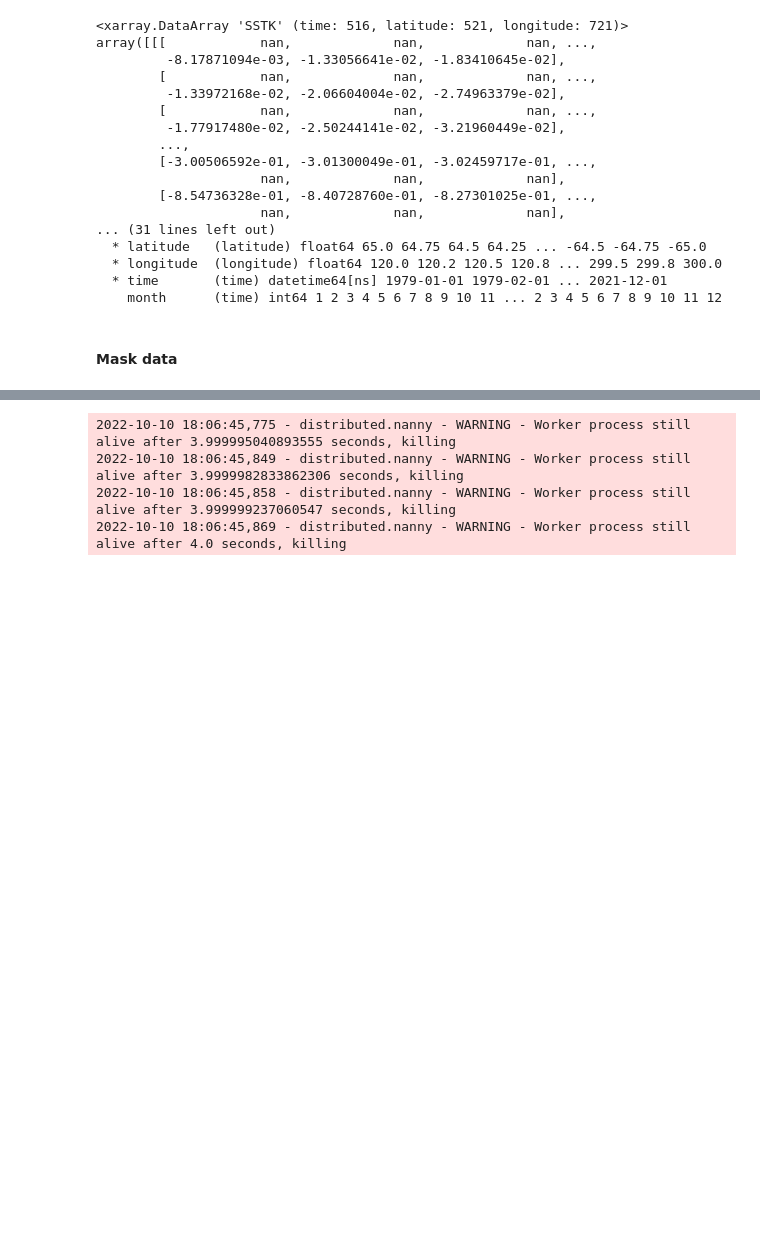
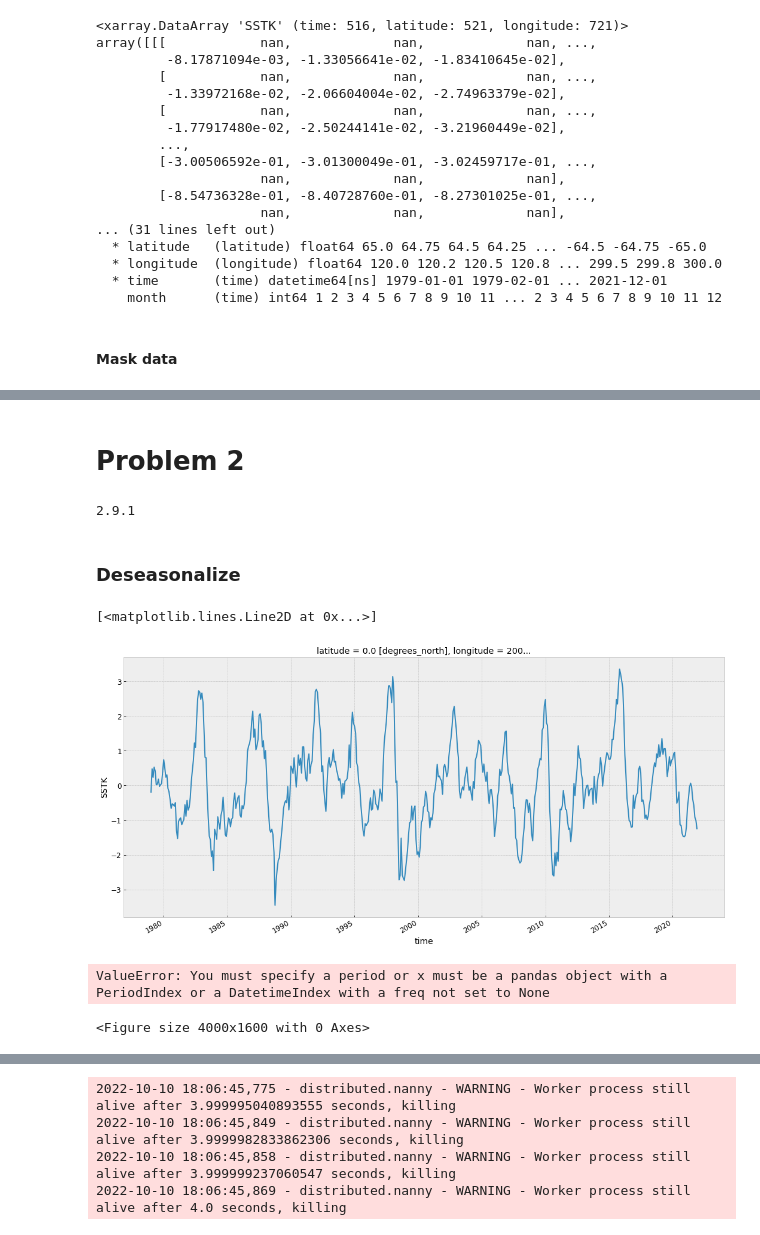
Before and after one commit to atmsillinois/time-series-and-eofs-EWolffWX, a Jupyter notebook: Homework4.ipynb, the cells around one changed output, grey strips where cells are left out. Cells and saved outputs as stored; diff of their text form; code cells hidden in the pictures; blank space fills up the shorter version.

```diff
--- a/Homework4.ipynb
+++ b/Homework4.ipynb
@@ -154,0 +279,51 @@ mask_SST.sel(time='2020-12-01', method='nearest').plot()
+# %% [markdown]
+# Problem 2
+# %%
+import warnings
+
+import matplotlib as mpl
+import numpy as np
+import pandas as pd  # Basic library for all of our dataset operations
+import statsmodels as sm
+import tensorflow as tf
+from matplotlib import pyplot as plt
+from pylab import rcParams
+from sklearn.linear_model import LinearRegression
+from statsmodels.graphics.tsaplots import plot_acf, plot_pacf
+from statsmodels.tsa import api as smt
+from statsmodels.tsa.seasonal import seasonal_decompose
+from statsmodels.tsa.stattools import adfuller
+
+
+# We will use deprecated models of statmodels which throw a lot of warnings to use more modern ones
+warnings.filterwarnings("ignore")
+
+
+# Extra settings
+seed = 42
+tf.random.set_seed(seed)
+np.random.seed(seed)
+plt.style.use('bmh')
+mpl.rcParams['axes.labelsize'] = 14
+mpl.rcParams['xtick.labelsize'] = 12
+mpl.rcParams['ytick.labelsize'] = 12
+mpl.rcParams['text.color'] = 'k'
+print(tf.__version__)
+# %% [output]
+2.9.1
+# %% [markdown]
+### Deseasonalize
+# %%
+mask_SST.sel(latitude=0, longitude=200).plot()
+# %% [output]
+[<matplotlib.lines.Line2D at 0x...>]
+[figure, added]
+# %%
+rcParams['figure.figsize'] = 18, 8
+plt.figure(num=None, figsize=(50, 20), dpi=80, facecolor='w', edgecolor='k')
+series = mask_SST.sel(latitude=0, longitude=200)
+result = seasonal_decompose(series, model='additive')
+result.plot()
+# %% [output]
+ValueError: You must specify a period or x must be a pandas object with a PeriodIndex or a DatetimeIndex with a freq not set to None
+<Figure size 4000x1600 with 0 Axes>
```
Also changed, not shown: parts of 23 cells of this notebook.
